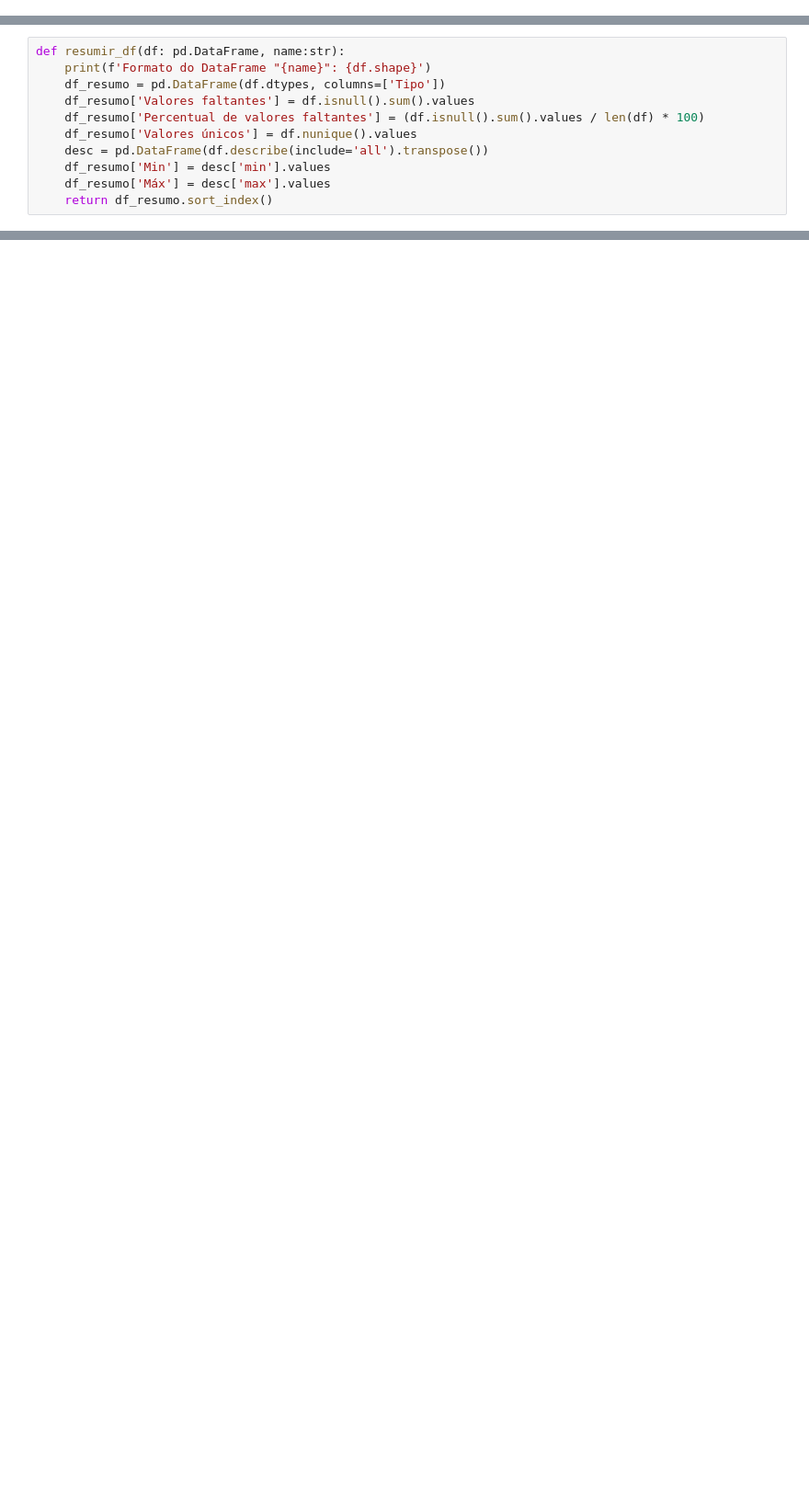
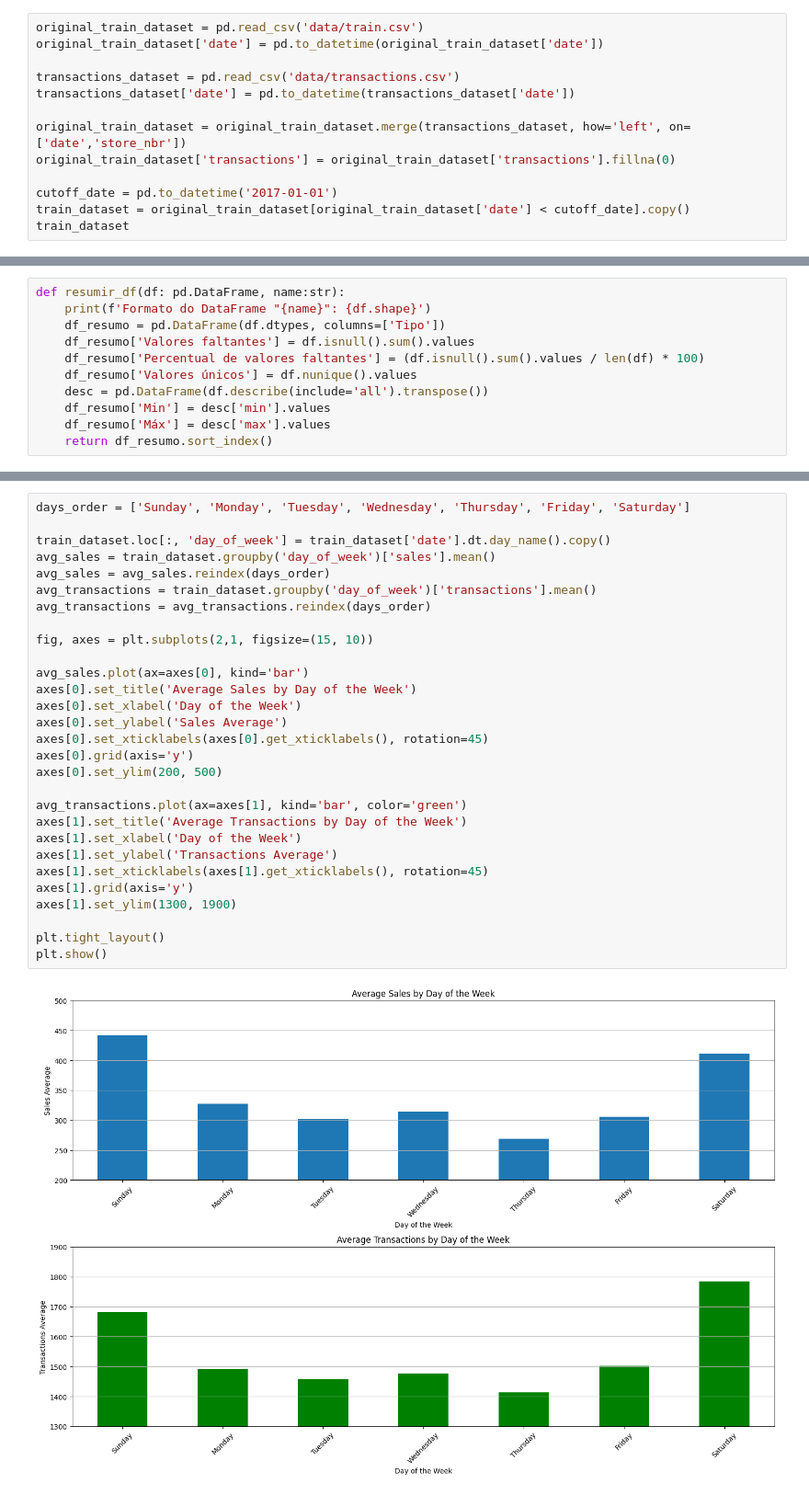
Before and after one commit to Ribeiro-Victor/coc602-data-mining, a Jupyter notebook: task_02/store_sales.ipynb, the cells around one changed output, grey strips where cells are left out. Shown at 92% size. Drawn from its saved outputs; the diff is of its cells as text; blank space fills up the shorter version.

```diff
--- a/task_02/store_sales.ipynb
+++ b/task_02/store_sales.ipynb
@@ -3,0 +14,13 @@ import numpy as np
+# %%
+original_train_dataset = pd.read_csv('data/train.csv')
+original_train_dataset['date'] = pd.to_datetime(original_train_dataset['date'])
+
+transactions_dataset = pd.read_csv('data/transactions.csv')
+transactions_dataset['date'] = pd.to_datetime(transactions_dataset['date'])
+
+original_train_dataset = original_train_dataset.merge(transactions_dataset, how='left', on=['date','store_nbr'])
+original_train_dataset['transactions'] = original_train_dataset['transactions'].fillna(0)
+
+cutoff_date = pd.to_datetime('2017-01-01')
+train_dataset = original_train_dataset[original_train_dataset['date'] < cutoff_date].copy()
+train_dataset
@@ -116,0 +121,31 @@ Formato do DataFrame "Test": (28512, 6)
+# %%
+days_order = ['Sunday', 'Monday', 'Tuesday', 'Wednesday', 'Thursday', 'Friday', 'Saturday']
+
+train_dataset.loc[:, 'day_of_week'] = train_dataset['date'].dt.day_name().copy()
+avg_sales = train_dataset.groupby('day_of_week')['sales'].mean()
+avg_sales = avg_sales.reindex(days_order)
+avg_transactions = train_dataset.groupby('day_of_week')['transactions'].mean()
+avg_transactions = avg_transactions.reindex(days_order)
+
+fig, axes = plt.subplots(2,1, figsize=(15, 10))
+
+avg_sales.plot(ax=axes[0], kind='bar')
+axes[0].set_title('Average Sales by Day of the Week')
+axes[0].set_xlabel('Day of the Week')
+axes[0].set_ylabel('Sales Average')
+axes[0].set_xticklabels(axes[0].get_xticklabels(), rotation=45)
+axes[0].grid(axis='y')
+axes[0].set_ylim(200, 500)
+
+avg_transactions.plot(ax=axes[1], kind='bar', color='green')
+axes[1].set_title('Average Transactions by Day of the Week')
+axes[1].set_xlabel('Day of the Week')
+axes[1].set_ylabel('Transactions Average')
+axes[1].set_xticklabels(axes[1].get_xticklabels(), rotation=45)
+axes[1].grid(axis='y')
+axes[1].set_ylim(1300, 1900)
+
+plt.tight_layout()
+plt.show()
+# %% [output]
+[figure, added]
```
Also changed, not shown: parts of 23 cells of this notebook.
